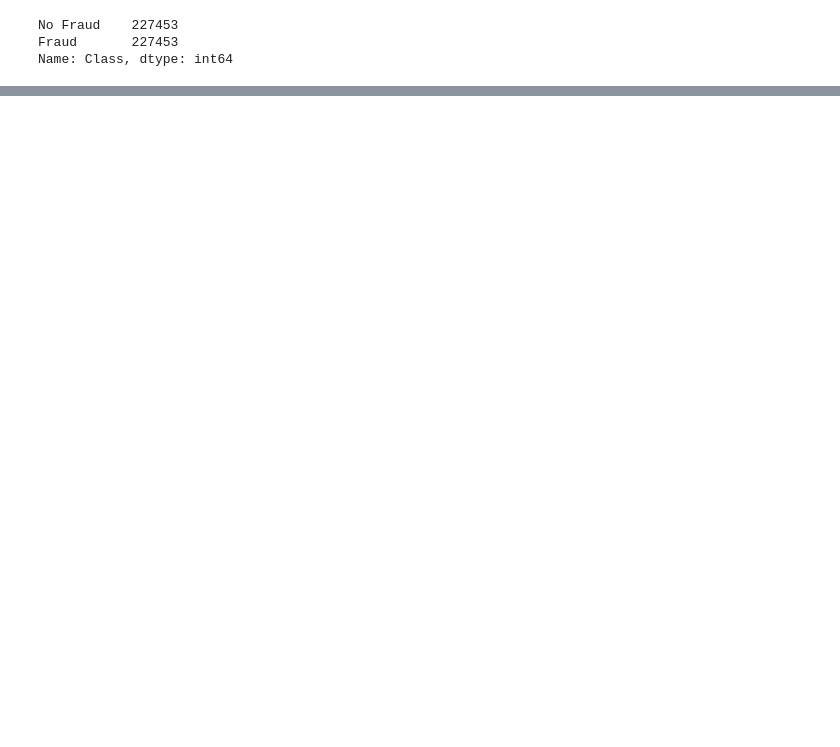
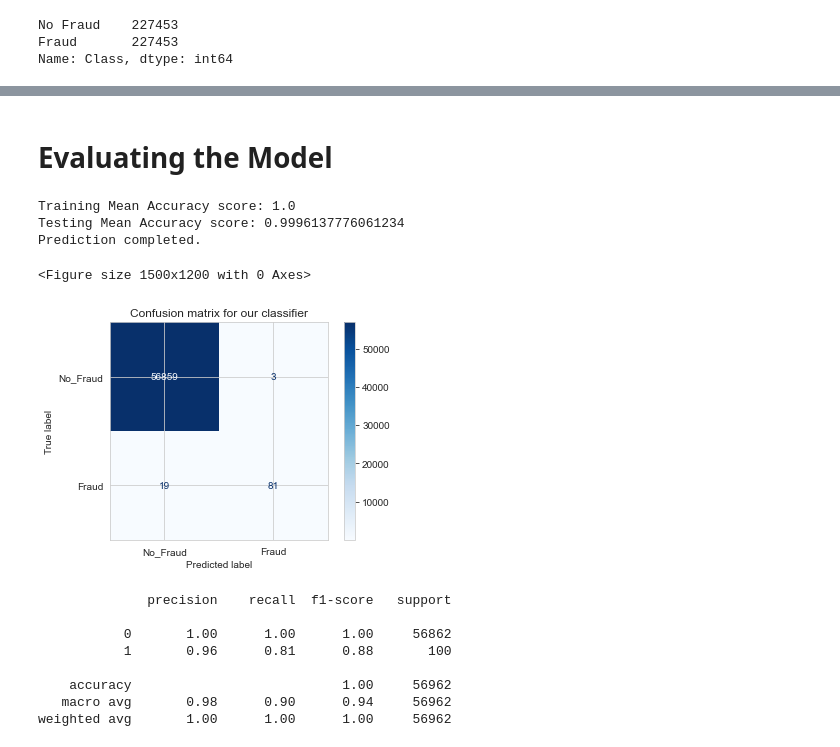
Before and after one commit to faithfulalabi/Fraud_Detection, a Jupyter notebook: Fraud_Detection.ipynb, the cells around one changed output, grey strips where cells are left out. Cells and saved outputs as stored; diff of their text form; code cells hidden in the pictures; blank space fills up the shorter version.

Commit message:
add modeling

```diff
--- a/Fraud_Detection.ipynb
+++ b/Fraud_Detection.ipynb
@@ -227,8 +215,8 @@ Model SVM has an average accuracy score of 0.9956716332169234
 # %%
 param_tuning={
     'n_estimators' : [10, 50, 100, 500, 1000, 5000],
-    'max_features' : [i for i in range(1,21)],
-    'min_samples_split': [i for i in range(2,15)],
+    'max_features' : [1,5,9,13,16,21],
+    'min_samples_split': [2,5,8,10,12,15],
 }
 # using grid search to find the best parameters
 scoring = 'accuracy'
@@ -238,7 +226,7 @@ gs = GridSearchCV (estimator = ExtraTreesClassifier(),
                        param_grid = param_tuning,
                        cv = kflod,
                        n_jobs= -1,
-                       verbose = 1,scoring=scoring)
+                       verbose = 7,scoring=scoring)
 # fitting the grid search model to our training dataset
 gs.fit(X_train,y_train)
 print(f'Best accuracy score of {gs.best_score_} using these params {gs.best_params_}')
@@ -246,0 +251,50 @@ Fitting 5 folds for each of 1560 candidates, totalling 7800 fits
+# %% [markdown]
+# Evaluating the Model
+# %%
+selected_model = ExtraTreesClassifier(n_estimators=500,max_features=21,min_samples_split=5)
+# %%
+def evaluate_model(model,x_train,y_train,x_test,y_test):
+    '''
+    Inputs
+    1. classification model eg: LogisticRegression(),KNeighborsClassifier() etc.
+    2. training x data
+    3. training y data
+    4. testing x data
+    5. testing y data
+    '''
+    model.fit(x_train,y_train)
+    model_name= type(model).__name__
+
+    train_score=model.score(x_train,y_train)
+    test_score=model.score(x_test,y_test)
+    print (f"Training Mean Accuracy score: {train_score}\nTesting Mean Accuracy score: {test_score}")
+
+
+
+    y_pred=model.predict(x_test)
+    print("Prediction completed.")
+    #df_test=pd.DataFrame({"Actual": y_test,"Predicted":y_pred})
+
+    #plot confusion Matrix
+    plt.figure(figsize=(10,8),dpi=150)
+    plot_confusion_matrix(model,x_test,y_test,cmap=plt.cm.Blues,
+                                   display_labels=['No_Fraud=0','Fraud=1'])
+    plt.title(f'Confusion Matrix for {model_name} Model')
+    plt.show()
+    print(classification_report(y_test,y_pred))
+# %%
+evaluate_model(selected_model,X_train_new,y_train_new,X_test,y_test)
+# %% [output]
+Training Mean Accuracy score: 1.0
+Testing Mean Accuracy score: 0.9996137776061234
+Prediction completed.
+<Figure size 1500x1200 with 0 Axes>
+[figure, added]
+              precision    recall  f1-score   support
+
+           0       1.00      1.00      1.00     56862
+           1       0.96      0.81      0.88       100
+
+    accuracy                           1.00     56962
+   macro avg       0.98      0.90      0.94     56962
+weighted avg       1.00      1.00      1.00     56962
```
Also changed, not shown: parts of 16 cells of this notebook, 5 other files.
